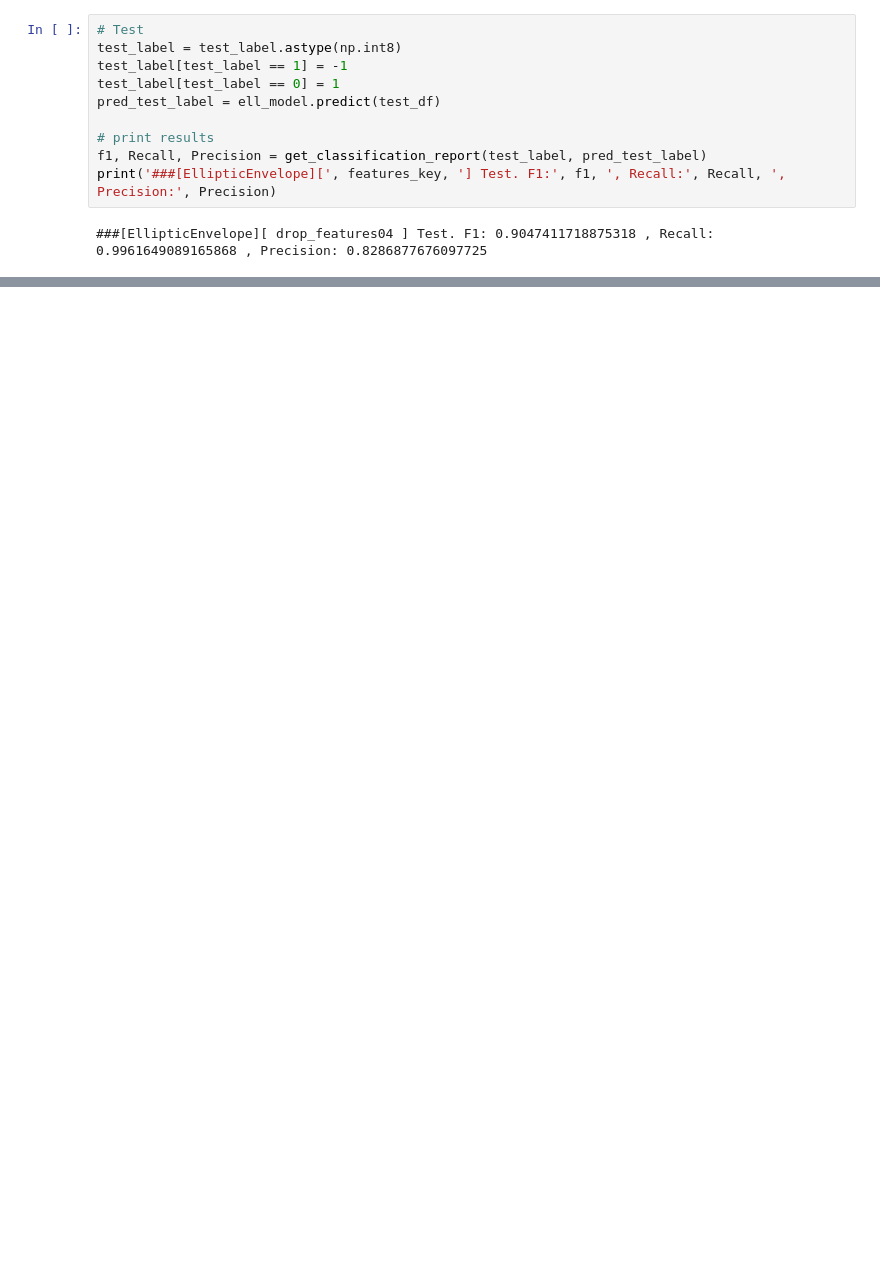
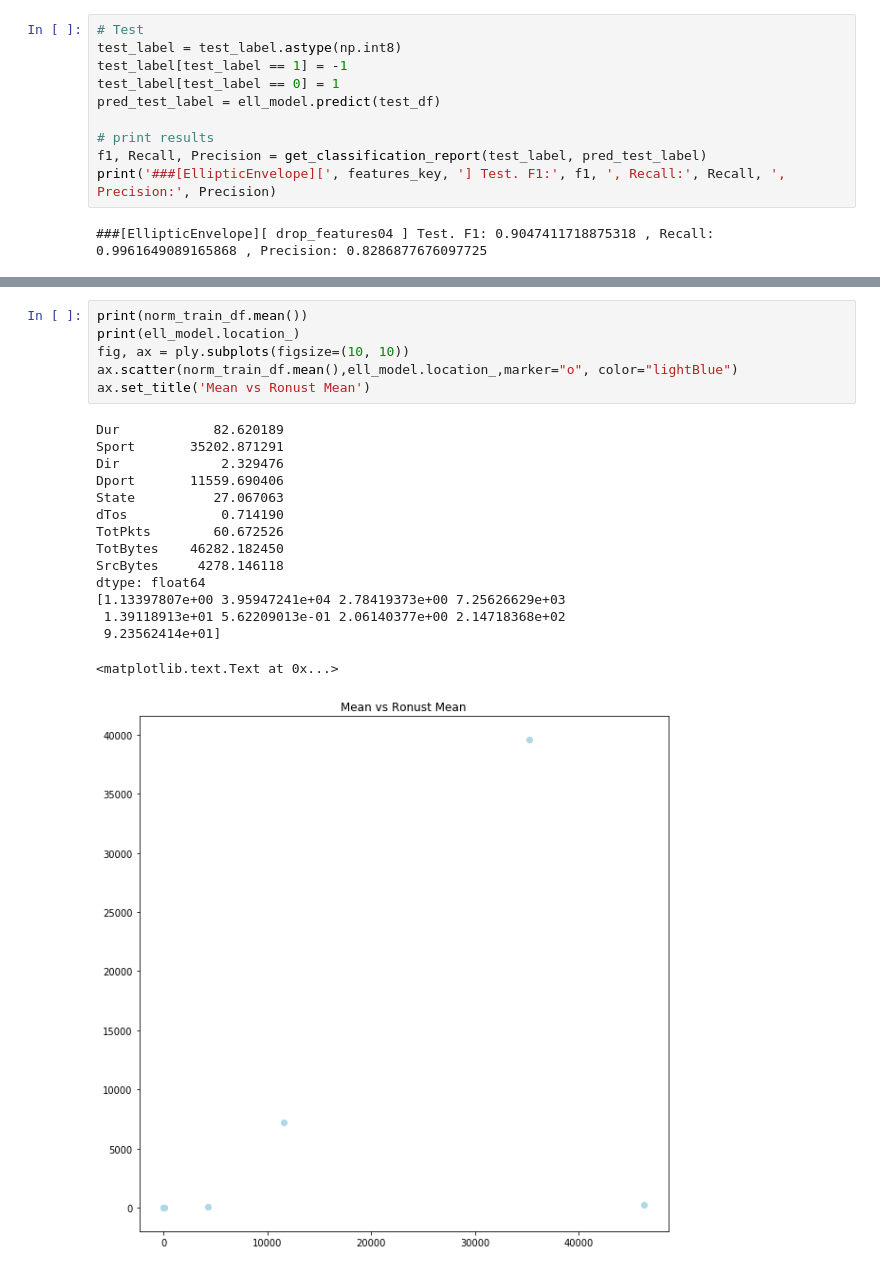
Before and after one commit to tpbvieira/anomaly-detection, a Jupyter notebook: network-attack-detection/botnet-detection-mcd.ipynb, the cells around one changed output, grey strips where cells are left out. Cells and saved outputs as stored; diff of their text form; blank space fills up the shorter version.

```diff
--- a/network-attack-detection/botnet-detection-mcd.ipynb
+++ b/network-attack-detection/botnet-detection-mcd.ipynb
@@ -499,0 +489,22 @@ print('###[EllipticEnvelope][', features_key, '] Test. F1:', f1, ', Recall:', Re
+# %%
+print(norm_train_df.mean())
+print(ell_model.location_)
+fig, ax = ply.subplots(figsize=(10, 10))
+ax.scatter(norm_train_df.mean(),ell_model.location_,marker="o", color="lightBlue")
+ax.set_title('Mean vs Ronust Mean')
+# %% [output]
+Dur            82.620189
+Sport       35202.871291
+Dir             2.329476
+Dport       11559.690406
+State          27.067063
+dTos            0.714190
+TotPkts        60.672526
+TotBytes    46282.182450
+SrcBytes     4278.146118
+dtype: float64
+[1.13397807e+00 3.95947241e+04 2.78419373e+00 7.25626629e+03
+ 1.39118913e+01 5.62209013e-01 2.06140377e+00 2.14718368e+02
+ 9.23562414e+01]
+<matplotlib.text.Text at 0x...>
+[figure, added]
```
Also changed, not shown: parts of 17 cells of this notebook, 4 other files.
